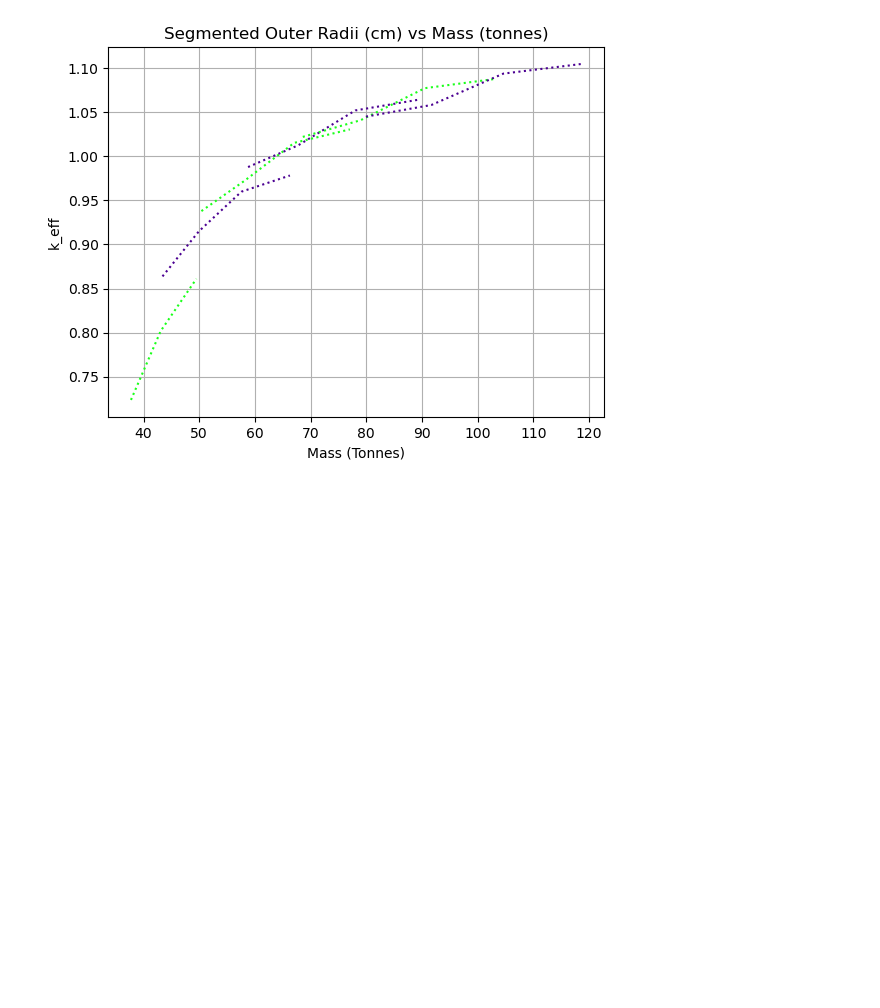
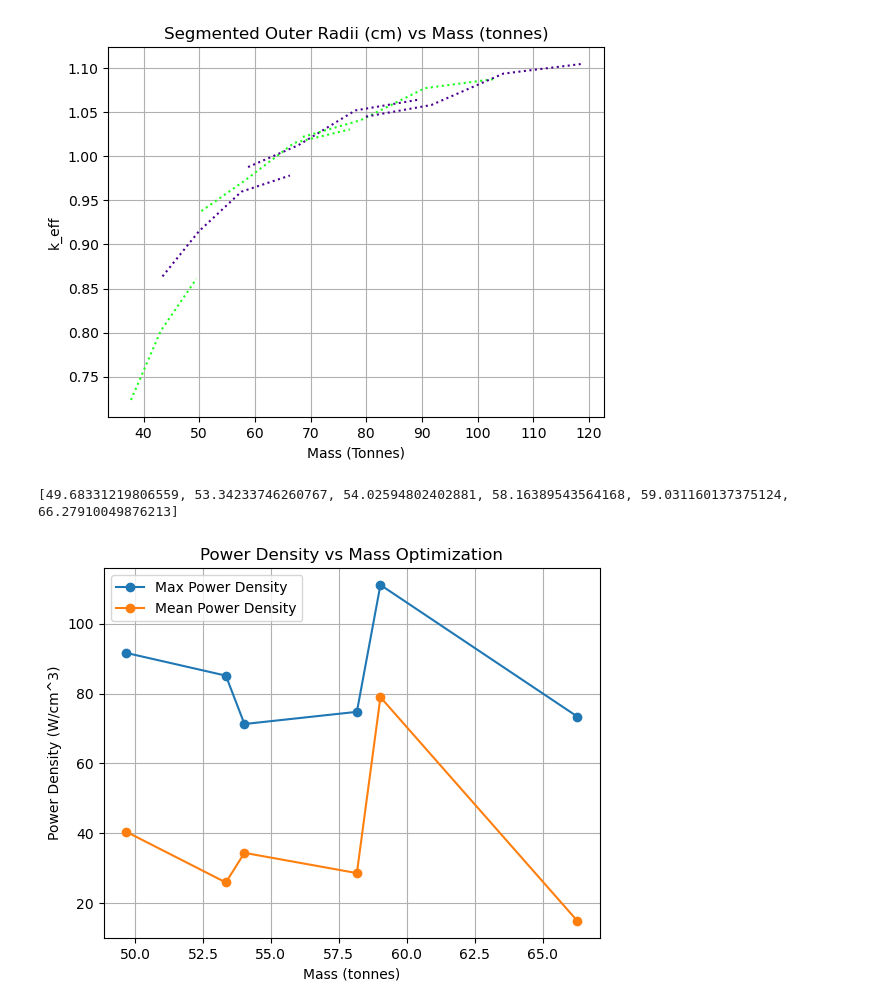
Before and after one commit to andrewpolitz/astrofuse, a Jupyter notebook: keff_calcs_UN_combined_blanket.ipynb, the cells around one changed output. Drawn from its saved outputs; the diff is of its cells as text; code cells hidden in the pictures; blank space fills up the shorter version.

```diff
--- a/keff_calcs_UN_combined_blanket.ipynb
+++ b/keff_calcs_UN_combined_blanket.ipynb
@@ -332,3 +335,21 @@ ax8.set_title('Segmented Outer Radii (cm) vs Mass (tonnes)')
 # %% [output]
 Text(0.5, 1.0, 'Segmented Outer Radii (cm) vs Mass (tonnes)')
 [figure]
+# %%
+ax9 = plt.axes()
+ROI = [klist5[19], klist15[13], klist10[14], klist20[9], klist15[10], klist20[7]]
+ROI_mass = [tonne_list10[14], tonne_list15[10], tonne_list15[13], tonne_list20[9], tonne_list5[19], tonne_list20[7]]
+max_pdens = [91.59, 85.11, 71.28, 74.76, 111.04, 73.40]
+mean_pdens = [40.45, 25.98, 34.45, 28.66, 78.95, 14.99 ]
+ax9.plot(ROI_mass, max_pdens, marker = 'o', label = 'Max Power Density')
+ax9.plot(ROI_mass, mean_pdens, marker = 'o', label = 'Mean Power Density')
+ax9.legend()
+ax9.grid()
+ax9.set_xlabel('Mass (tonnes)')
+ax9.set_ylabel('Power Density (W/cm^3)')
+ax9.set_title('Power Density vs Mass Optimization')
+#30_10_20, 20_15_20, 30_15_10, 20_20_10, 30_5_40, 10_20_30
+print(ROI_mass)
+# %% [output]
+[49.68331219806559, 53.34233746260767, 54.02594802402881, 58.16389543564168, 59.031160137375124, 66.27910049876213]
+[figure, added]
```
Also changed, not shown: parts of 1 cell of this notebook, 1 other file.
